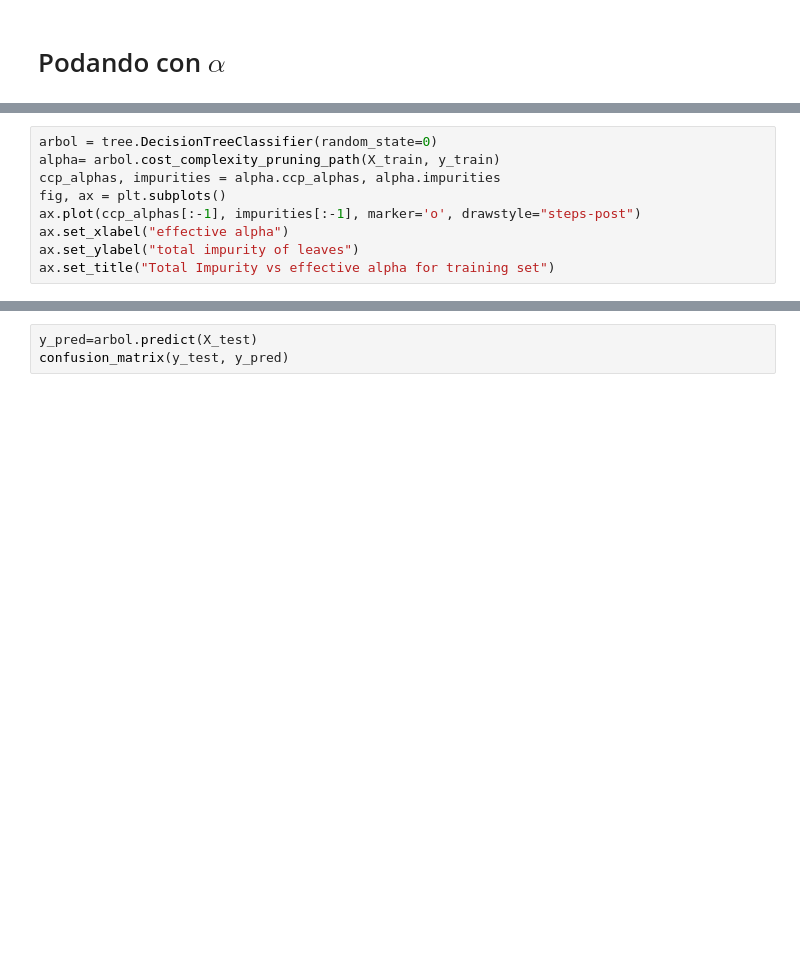
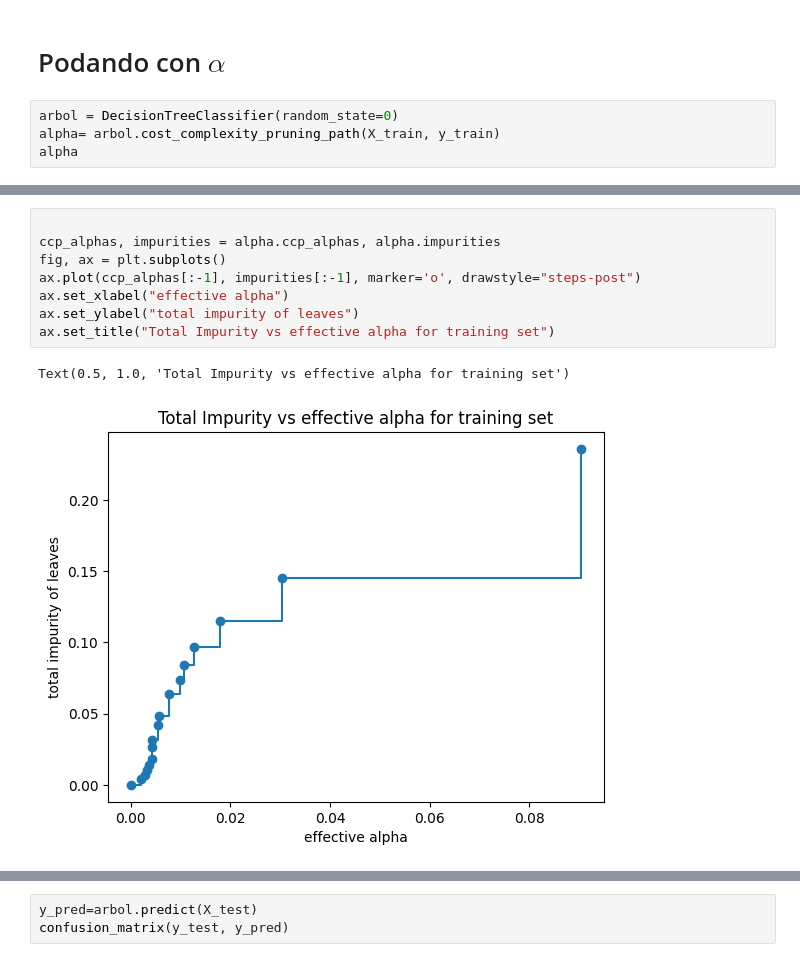
Before and after one commit to srodriguezc91/Proyecto_final_ML_V1, a Jupyter notebook: Código/Arboles de clasificación.ipynb, the cells around one changed output, grey strips where cells are left out. Cells and saved outputs as stored; diff of their text form; blank space fills up the shorter version.

```diff
--- a/Código/Arboles de clasificación.ipynb
+++ b/Código/Arboles de clasificación.ipynb
@@ -159,3 +177,7 @@ from sklearn.metrics import f1_score
 f1_score(pd.get_dummies(y_test, drop_first=True), pd.get_dummies(y_pred, drop_first=True))
 # %% [markdown]
 # Podando con $\alpha$
+# %%
+arbol = DecisionTreeClassifier(random_state=0)
+alpha= arbol.cost_complexity_pruning_path(X_train, y_train)
+alpha
@@ -162,10 +193,12 @@ f1_score(pd.get_dummies(y_test, drop_first=True), pd.get_dummies(y_pred, drop_fi
 # %%
-arbol = tree.DecisionTreeClassifier(random_state=0)
-alpha= arbol.cost_complexity_pruning_path(X_train, y_train)
+
 ccp_alphas, impurities = alpha.ccp_alphas, alpha.impurities
 fig, ax = plt.subplots()
 ax.plot(ccp_alphas[:-1], impurities[:-1], marker='o', drawstyle="steps-post")
 ax.set_xlabel("effective alpha")
 ax.set_ylabel("total impurity of leaves")
 ax.set_title("Total Impurity vs effective alpha for training set")
+# %% [output]
+Text(0.5, 1.0, 'Total Impurity vs effective alpha for training set')
+[figure, added]
 # %%
```
Also changed, not shown: parts of 9 cells of this notebook, 1 other file.
